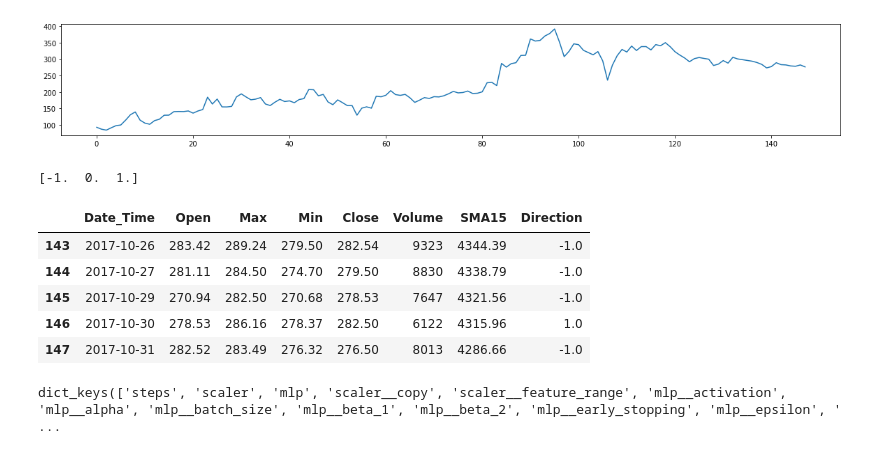
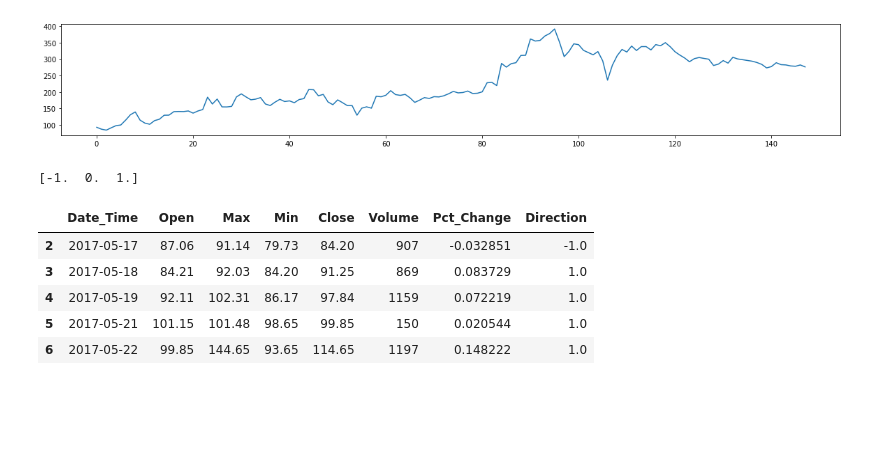
Before and after one commit to leonhead/machine-learning-training, a Jupyter notebook: machine_learning_tools/src/main/python/com/qubit/jupyter/supervised_learning/bitcoin/timeseries_dash.ipynb, the cells around one changed output. Saved outputs shown, nothing was run; the diff lists cells and outputs as text; code cells hidden in the pictures; blank space fills up the shorter version.

```diff
--- a/machine_learning_tools/src/main/python/com/qubit/jupyter/supervised_learning/bitcoin/timeseries_dash.ipynb
+++ b/machine_learning_tools/src/main/python/com/qubit/jupyter/supervised_learning/bitcoin/timeseries_dash.ipynb
@@ -23,17 +23,16 @@ plt.plot(dash.index, dash['Close'] , label="Close")
 [<matplotlib.lines.Line2D at 0x...>]
 [figure]
 # %%
-dash['SMA15'] = dash['Close'].rolling(15).sum()
-dash['SMA15'] = dash['SMA15'].fillna(0)
+dash['Pct_Change'] = dash['Close'].pct_change()
 dash['Direction'] = np.sign(dash['Close'].pct_change())
-dash['Direction'] = dash['Direction'].fillna(0)
+dash = dash.dropna()
 print(np.unique(dash.Direction))
-dash.tail()
+dash.head()
 # %% [output]
 [-1.  0.  1.]
-|  | Date_Time | Open | Max | Min | Close | Volume | SMA15 | Direction |
-| 143 | 2017-10-26 | 283.42 | 289.24 | 279.50 | 282.54 | 9323 | 4344.39 | -1.0 |
-| 144 | 2017-10-27 | 281.11 | 284.50 | 274.70 | 279.50 | 8830 | 4338.79 | -1.0 |
-| 145 | 2017-10-29 | 270.94 | 282.50 | 270.68 | 278.53 | 7647 | 4321.56 | -1.0 |
-| 146 | 2017-10-30 | 278.53 | 286.16 | 278.37 | 282.50 | 6122 | 4315.96 | 1.0 |
-| 147 | 2017-10-31 | 282.52 | 283.49 | 276.32 | 276.50 | 8013 | 4286.66 | -1.0 |
+|  | Date_Time | Open | Max | Min | Close | Volume | Pct_Change | Direction |
+| 2 | 2017-05-17 | 87.06 | 91.14 | 79.73 | 84.20 | 907 | -0.032851 | -1.0 |
+| 3 | 2017-05-18 | 84.21 | 92.03 | 84.20 | 91.25 | 869 | 0.083729 | 1.0 |
+| 4 | 2017-05-19 | 92.11 | 102.31 | 86.17 | 97.84 | 1159 | 0.072219 | 1.0 |
+| 5 | 2017-05-21 | 101.15 | 101.48 | 98.65 | 99.85 | 150 | 0.020544 | 1.0 |
+| 6 | 2017-05-22 | 99.85 | 144.65 | 93.65 | 114.65 | 1197 | 0.148222 | 1.0 |
@@ -52,10 +55,6 @@ X_train, X_test = X[:n_train], X[n_train:]
 y_train, y_test = y[:n_train], y[n_train:]
 
 pipe = Pipeline([("scaler", MinMaxScaler()),("mlp",MLPClassifier(solver='lbfgs', random_state=0, hidden_layer_sizes=[10]))])
-# %%
-pipe.get_params().keys()
-# %% [output]
-dict_keys(['steps', 'scaler', 'mlp', 'scaler__copy', 'scaler__feature_range', 'mlp__activation', 'mlp__alpha', 'mlp__batch_size', 'mlp__beta_1', 'mlp__beta_2', 'mlp__early_stopping', 'mlp__epsilon', ' ...
 # %%
 from sklearn.model_selection import GridSearchCV
 
```
Also changed, not shown: parts of 6 cells of this notebook, 5 other files.
